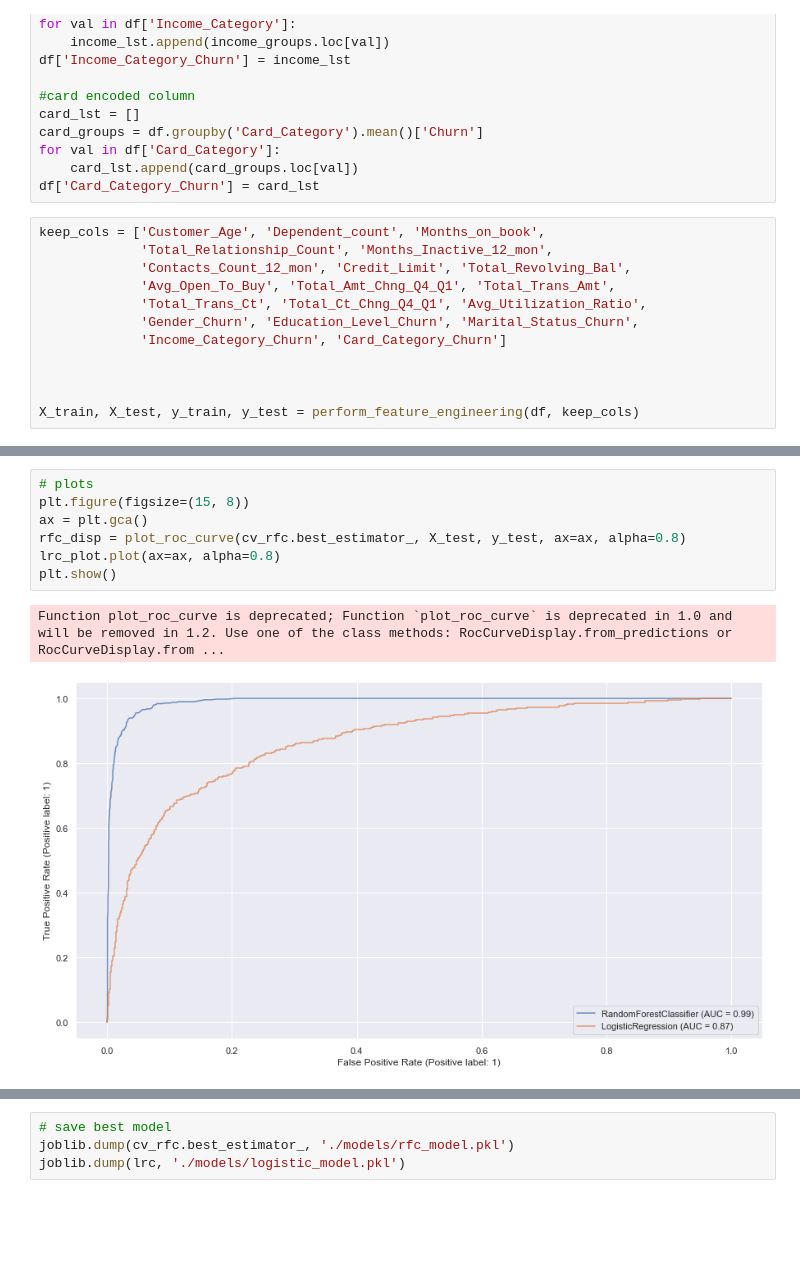
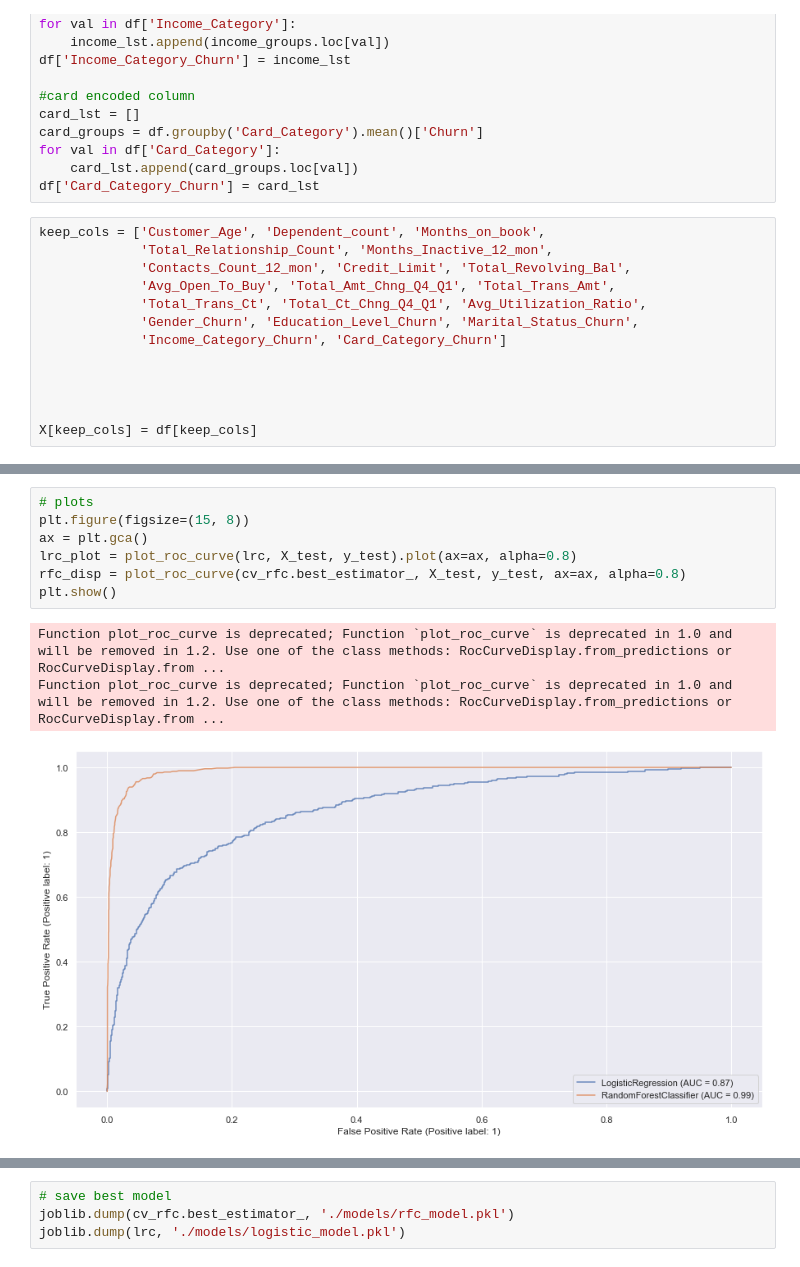
Before and after one commit to Waddaben/Customer_Churn, a Jupyter notebook: churn_notebook.ipynb, the cells around one changed output, grey strips where cells are left out. Saved outputs shown, nothing was run; the diff lists cells and outputs as text; blank space fills up the shorter version.

```diff
--- a/churn_notebook.ipynb
+++ b/churn_notebook.ipynb
@@ -205,7 +205,8 @@ keep_cols = ['Customer_Age', 'Dependent_count', 'Months_on_book',
 
 
 
-X_train, X_test, y_train, y_test = perform_feature_engineering(df, keep_cols)
+
+X[keep_cols] = df[keep_cols]
 # %%
 X.head()
 # %% [output]
@@ -261,10 +282,11 @@ Function plot_roc_curve is deprecated; Function `plot_roc_curve` is deprecated i
 # %%
 # plots
 plt.figure(figsize=(15, 8))
 ax = plt.gca()
+lrc_plot = plot_roc_curve(lrc, X_test, y_test).plot(ax=ax, alpha=0.8)
 rfc_disp = plot_roc_curve(cv_rfc.best_estimator_, X_test, y_test, ax=ax, alpha=0.8)
-lrc_plot.plot(ax=ax, alpha=0.8)
 plt.show()
 # %% [output]
 Function plot_roc_curve is deprecated; Function `plot_roc_curve` is deprecated in 1.0 and will be removed in 1.2. Use one of the class methods: RocCurveDisplay.from_predictions or RocCurveDisplay.from ...
+Function plot_roc_curve is deprecated; Function `plot_roc_curve` is deprecated in 1.0 and will be removed in 1.2. Use one of the class methods: RocCurveDisplay.from_predictions or RocCurveDisplay.from ...
-[figure, old version]
+[figure, new version]
```
Also changed, not shown: parts of 10 cells of this notebook, 11 other files.
